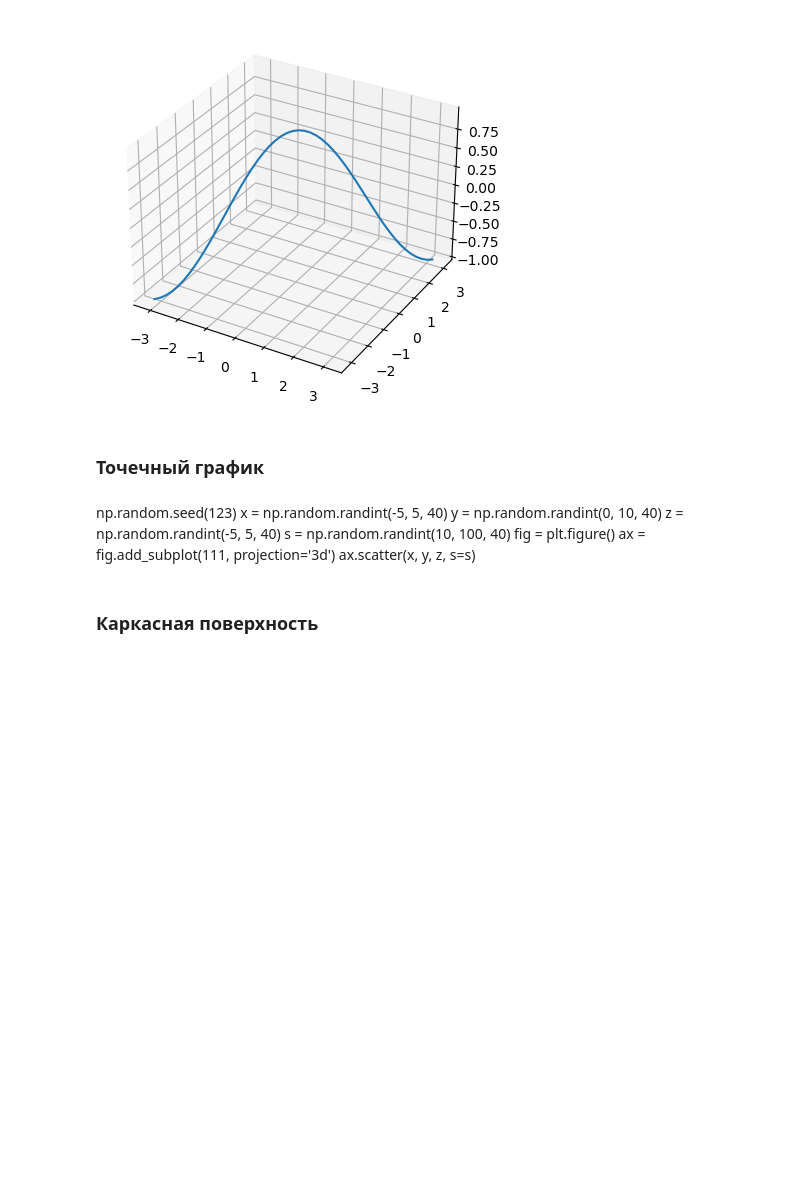
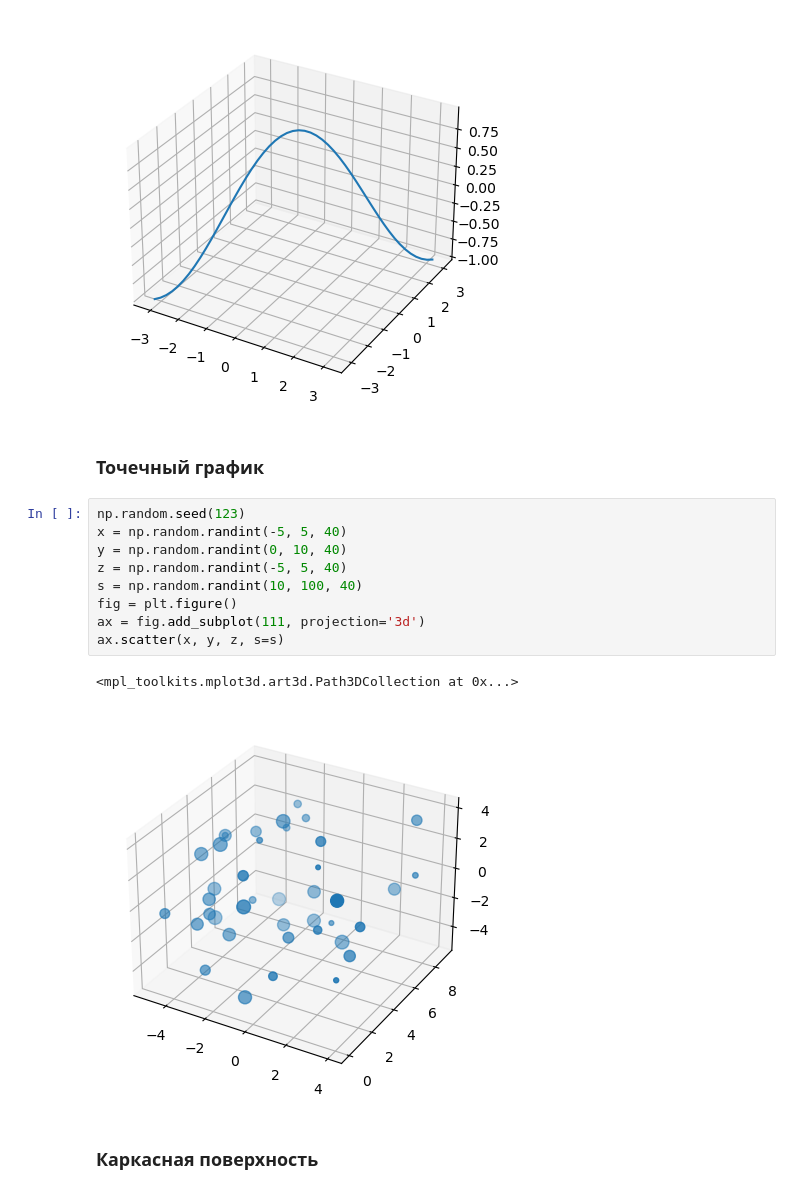
Before and after one commit to afk552/trolab_6, a Jupyter notebook: notebooks/6_examples.ipynb, the cells around one changed output. Drawn from its saved outputs; the diff is of its cells as text; blank space fills up the shorter version.

```diff
--- a/notebooks/6_examples.ipynb
+++ b/notebooks/6_examples.ipynb
@@ -17,15 +17,18 @@ ax.plot(x, y, z, label='parametric curve')
 [figure]
 # %% [markdown]
 ### Точечный график
-# %% [markdown]
-np.random.seed(123)
-x = np.random.randint(-5, 5, 40)
-y = np.random.randint(0, 10, 40)
-z = np.random.randint(-5, 5, 40)
-s = np.random.randint(10, 100, 40)
-fig = plt.figure()
-ax = fig.add_subplot(111, projection='3d')
-ax.scatter(x, y, z, s=s)
+# %%
+np.random.seed(123)
+x = np.random.randint(-5, 5, 40)
+y = np.random.randint(0, 10, 40)
+z = np.random.randint(-5, 5, 40)
+s = np.random.randint(10, 100, 40)
+fig = plt.figure()
+ax = fig.add_subplot(111, projection='3d')
+ax.scatter(x, y, z, s=s)
+# %% [output]
+<mpl_toolkits.mplot3d.art3d.Path3DCollection at 0x...>
+[figure, added]
 # %% [markdown]
 ### Каркасная поверхность
 # %%
```
Also changed, not shown: 1 other file.
